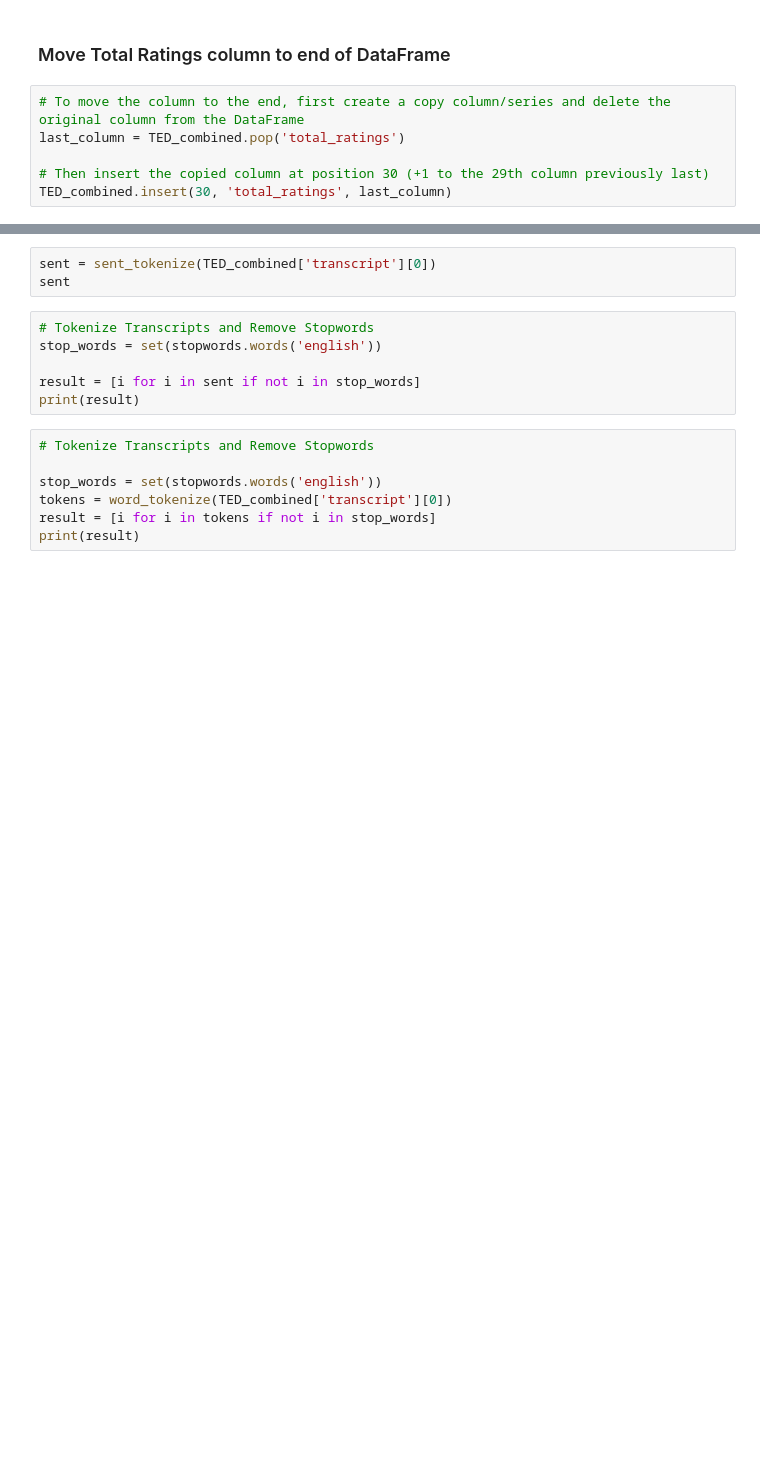
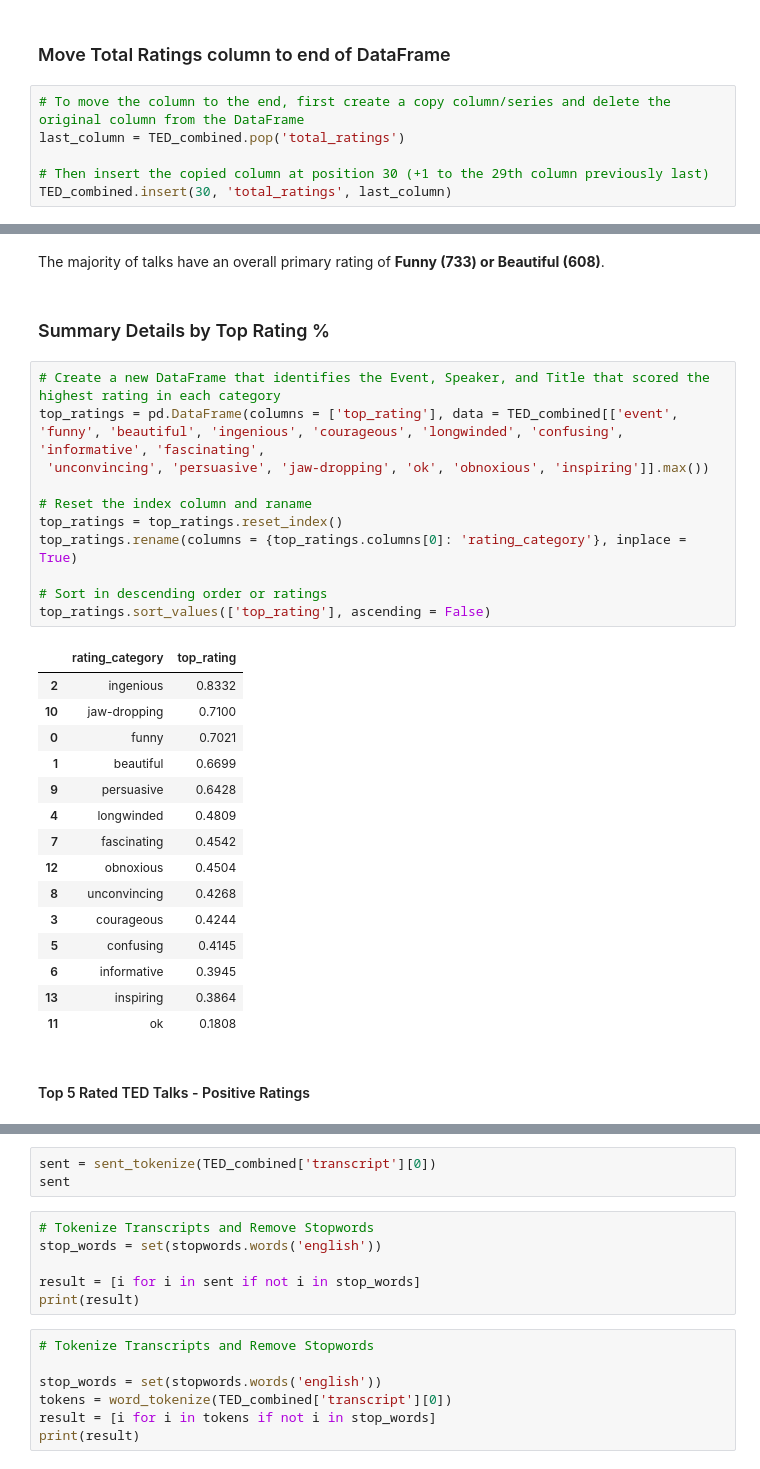
Before and after one commit to smeydell/Ted-Talk-NLP-Classification, a Jupyter notebook: Text NLP & Classification - Ted Talks.ipynb, the cells around one changed output, grey strips where cells are left out. Drawn from its saved outputs; the diff is of its cells as text; blank space fills up the shorter version.

```diff
--- a/Text NLP & Classification - Ted Talks.ipynb
+++ b/Text NLP & Classification - Ted Talks.ipynb
@@ -832,0 +850,33 @@ KeyError: "['rating'] not in index"
+# %% [markdown]
+The majority of talks have an overall primary rating of **Funny (733) or Beautiful (608)**.
+# %% [markdown]
+### Summary Details by Top Rating %
+# %%
+# Create a new DataFrame that identifies the Event, Speaker, and Title that scored the highest rating in each category
+top_ratings = pd.DataFrame(columns = ['top_rating'], data = TED_combined[['event', 'funny', 'beautiful', 'ingenious', 'courageous', 'longwinded', 'confusing', 'informative', 'fascinating',
+ 'unconvincing', 'persuasive', 'jaw-dropping', 'ok', 'obnoxious', 'inspiring']].max())
+
+# Reset the index column and raname
+top_ratings = top_ratings.reset_index()
+top_ratings.rename(columns = {top_ratings.columns[0]: 'rating_category'}, inplace = True)
+
+# Sort in descending order or ratings
+top_ratings.sort_values(['top_rating'], ascending = False)
+# %% [output]
+|  | rating_category | top_rating |
+| 2 | ingenious | 0.8332 |
+| 10 | jaw-dropping | 0.7100 |
+| 0 | funny | 0.7021 |
+| 1 | beautiful | 0.6699 |
+| 9 | persuasive | 0.6428 |
+| 4 | longwinded | 0.4809 |
+| 7 | fascinating | 0.4542 |
+| 12 | obnoxious | 0.4504 |
+| 8 | unconvincing | 0.4268 |
+| 3 | courageous | 0.4244 |
+| 5 | confusing | 0.4145 |
+| 6 | informative | 0.3945 |
+| 13 | inspiring | 0.3864 |
+| 11 | ok | 0.1808 |
+# %% [markdown]
+#### Top 5 Rated TED Talks - Positive Ratings
```
Also changed, not shown: parts of 27 cells of this notebook.
